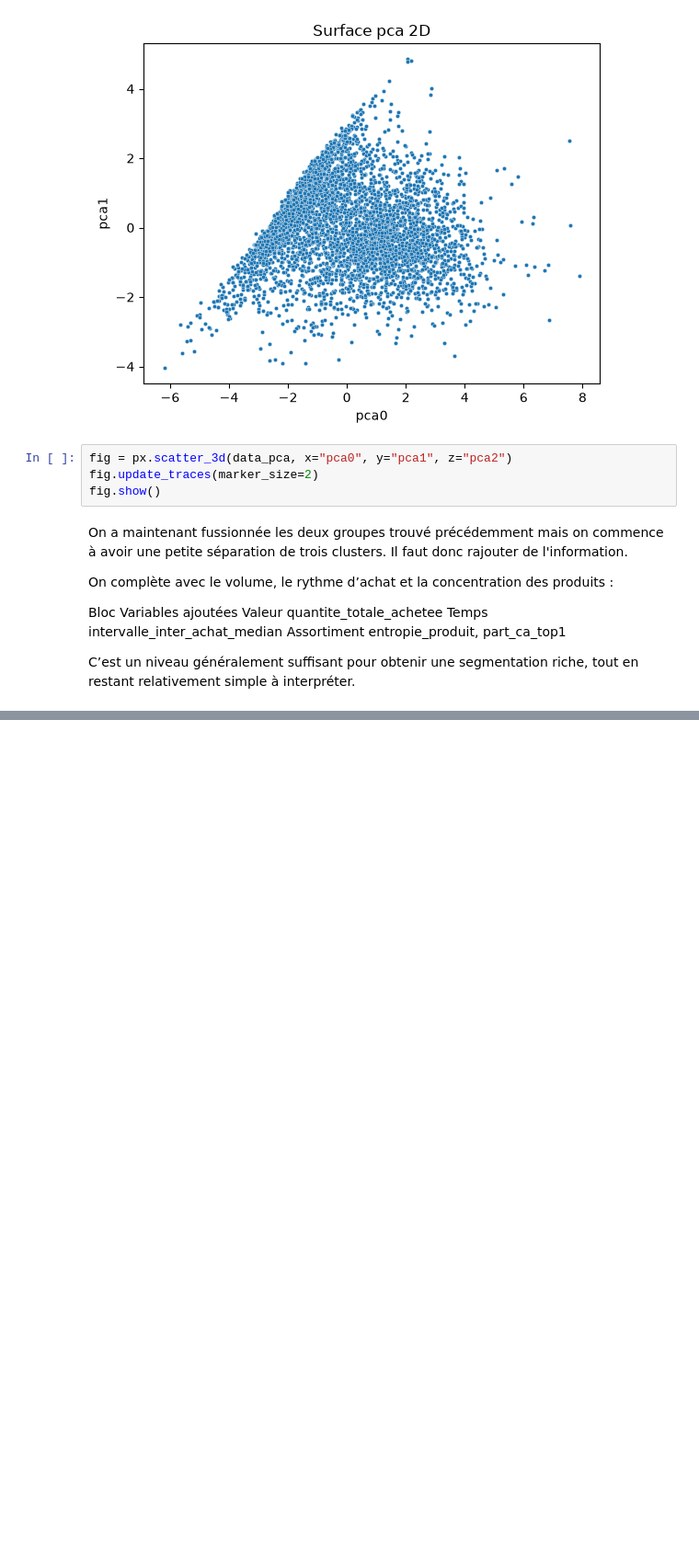
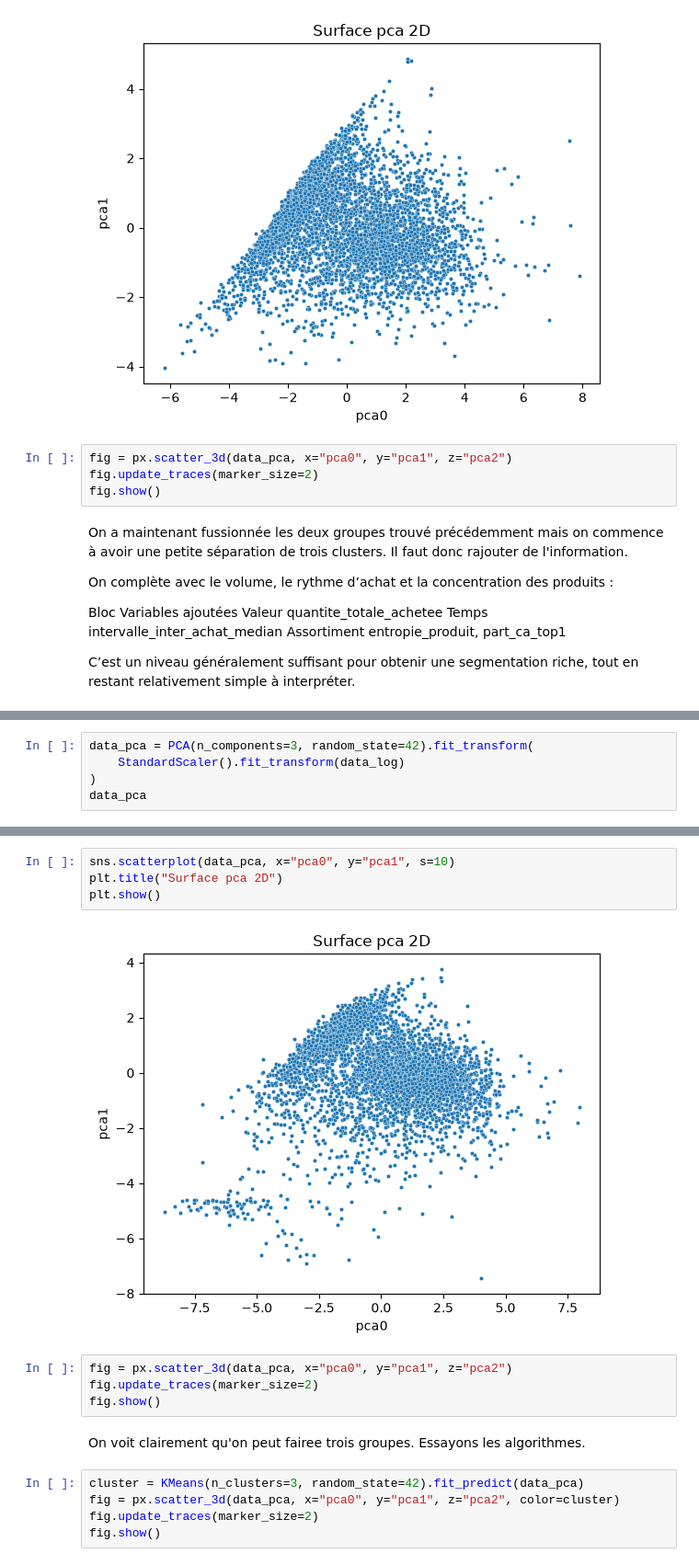
Before and after one commit to fmazur57u/Projet-Kmeans-et-spectral-clustering, a Jupyter notebook: Kmeans_spectral_clustering.ipynb, the cells around one changed output, grey strips where cells are left out. Shown at 92% size. Cells and saved outputs as stored; diff of their text form; blank space fills up the shorter version.

```diff
--- a/Kmeans_spectral_clustering.ipynb
+++ b/Kmeans_spectral_clustering.ipynb
@@ -601,0 +830,5 @@ C’est un niveau généralement suffisant pour obtenir une segmentation riche,
+# %%
+data_pca = PCA(n_components=3, random_state=42).fit_transform(
+    StandardScaler().fit_transform(data_log)
+)
+data_pca
@@ -601,0 +850,17 @@ C’est un niveau généralement suffisant pour obtenir une segmentation riche,
+# %%
+sns.scatterplot(data_pca, x="pca0", y="pca1", s=10)
+plt.title("Surface pca 2D")
+plt.show()
+# %% [output]
+[figure, added]
+# %%
+fig = px.scatter_3d(data_pca, x="pca0", y="pca1", z="pca2")
+fig.update_traces(marker_size=2)
+fig.show()
+# %% [markdown]
+On voit clairement qu'on peut fairee trois groupes. Essayons les algorithmes.
+# %%
+cluster = KMeans(n_clusters=3, random_state=42).fit_predict(data_pca)
+fig = px.scatter_3d(data_pca, x="pca0", y="pca1", z="pca2", color=cluster)
+fig.update_traces(marker_size=2)
+fig.show()
```
Also changed, not shown: parts of 35 cells of this notebook, 1 other file.
